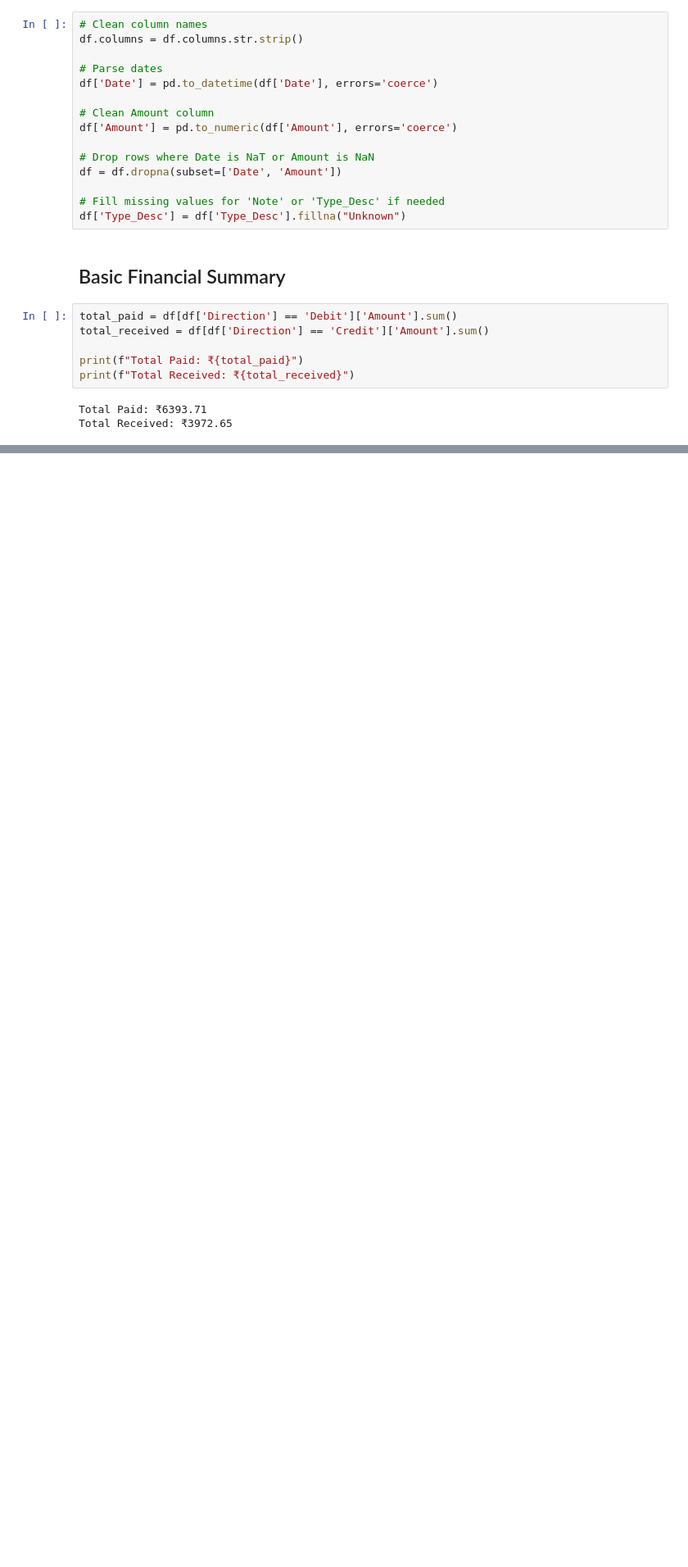
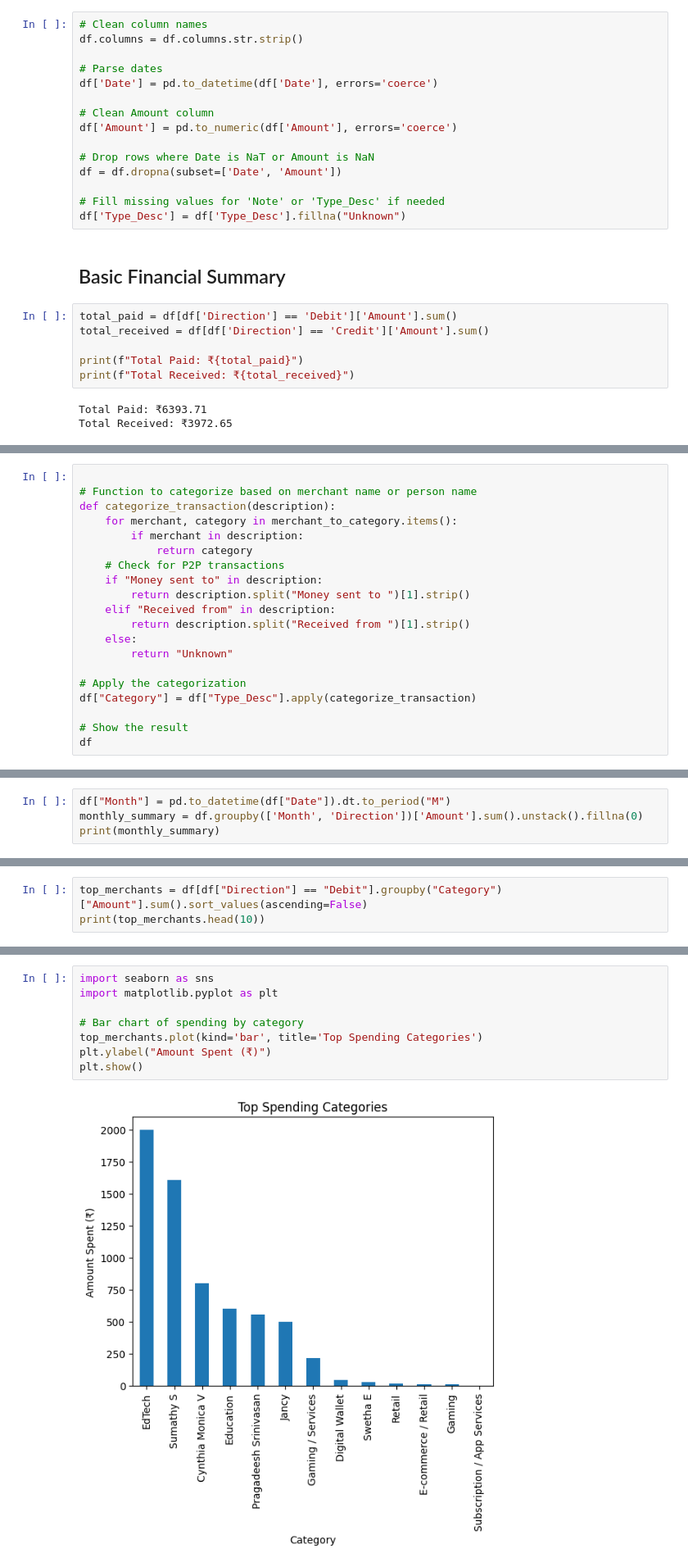
Before and after one commit to madhan96p/upi-financial-analyzer, a Jupyter notebook: Upi.ipynb, the cells around one changed output, grey strips where cells are left out. Shown: that part at 82% size. Drawn from its saved outputs; the diff is of its cells as text; blank space fills up the shorter version.

Commit message:
Implement code changes to enhance functionality and improve performance

```diff
--- a/Upi.ipynb
+++ b/Upi.ipynb
@@ -347,0 +519,20 @@ df
+# %%
+
+# Function to categorize based on merchant name or person name
+def categorize_transaction(description):
+    for merchant, category in merchant_to_category.items():
+        if merchant in description:
+            return category
+    # Check for P2P transactions
+    if "Money sent to" in description:
+        return description.split("Money sent to ")[1].strip()
+    elif "Received from" in description:
+        return description.split("Received from ")[1].strip()
+    else:
+        return "Unknown"
+
+# Apply the categorization
+df["Category"] = df["Type_Desc"].apply(categorize_transaction)
+
+# Show the result
+df
@@ -347,0 +663,4 @@ df
+# %%
+df["Month"] = pd.to_datetime(df["Date"]).dt.to_period("M")
+monthly_summary = df.groupby(['Month', 'Direction'])['Amount'].sum().unstack().fillna(0)
+print(monthly_summary)
@@ -347,0 +680,3 @@ df
+# %%
+top_merchants = df[df["Direction"] == "Debit"].groupby("Category")["Amount"].sum().sort_values(ascending=False)
+print(top_merchants.head(10))
@@ -347,0 +698,10 @@ df
+# %%
+import seaborn as sns
+import matplotlib.pyplot as plt
+
+# Bar chart of spending by category
+top_merchants.plot(kind='bar', title='Top Spending Categories')
+plt.ylabel("Amount Spent (₹)")
+plt.show()
+# %% [output]
+[figure, added]
```
Also changed, not shown: parts of 17 cells of this notebook.
